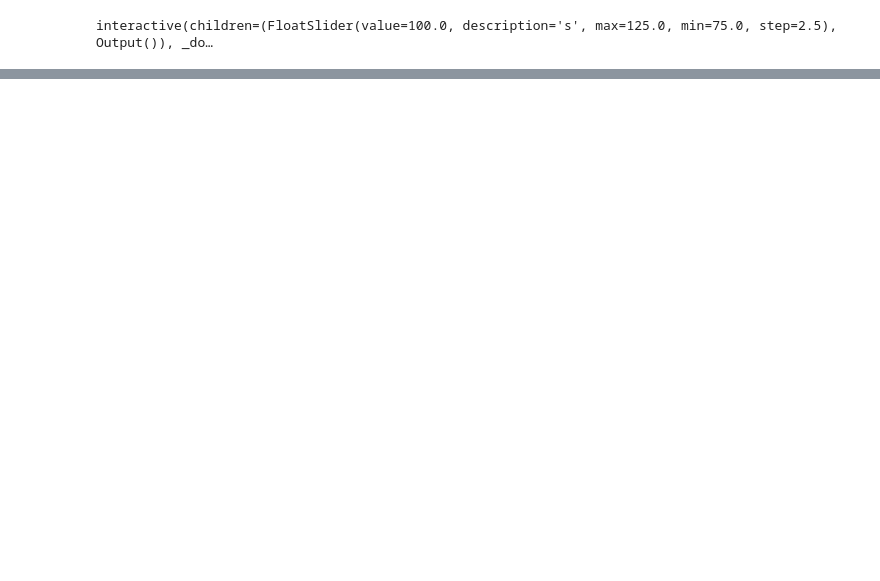
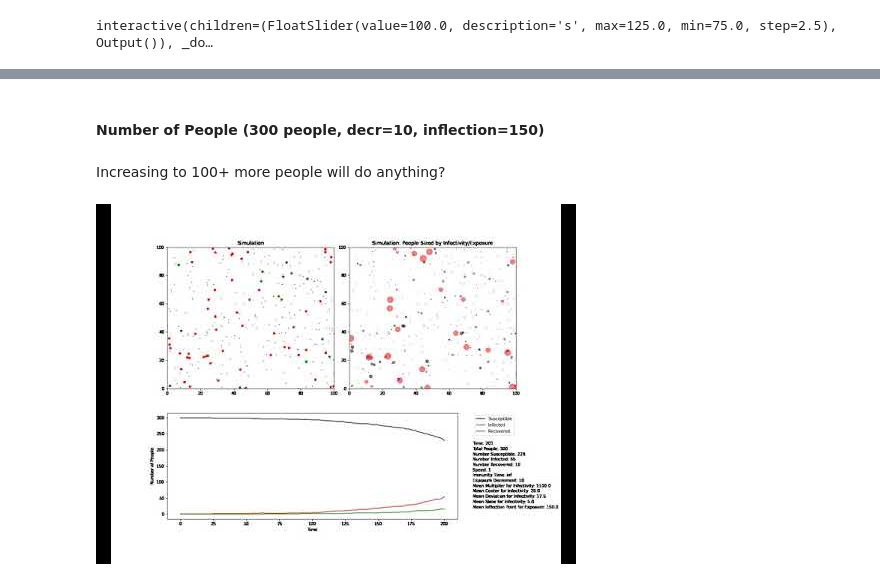
Before and after one commit to chettle3/ABM_Disease_Modeling, a Jupyter notebook: FinalProject.ipynb, the cells around one changed output, grey strips where cells are left out. Drawn from its saved outputs; the diff is of its cells as text; code cells hidden in the pictures; blank space fills up the shorter version.

```diff
--- a/FinalProject.ipynb
+++ b/FinalProject.ipynb
@@ -924,0 +1013,10 @@ while True: # Create an infinite loop, which can be ended with the stop button i
+# %% [markdown]
+#### Number of People (300 people, decr=10, inflection=150) <a class="anchor" id="n2"></a>
+# %% [markdown]
+Increasing to 100+ more people will do anything?
+# %%
+# VIDEO 3
+from IPython.display import YouTubeVideo
+YouTubeVideo("BHPvK-8zSgk",width=800,height=450)
+# %% [output]
+[figure, added]
```
Also changed, not shown: parts of 99 cells of this notebook.
